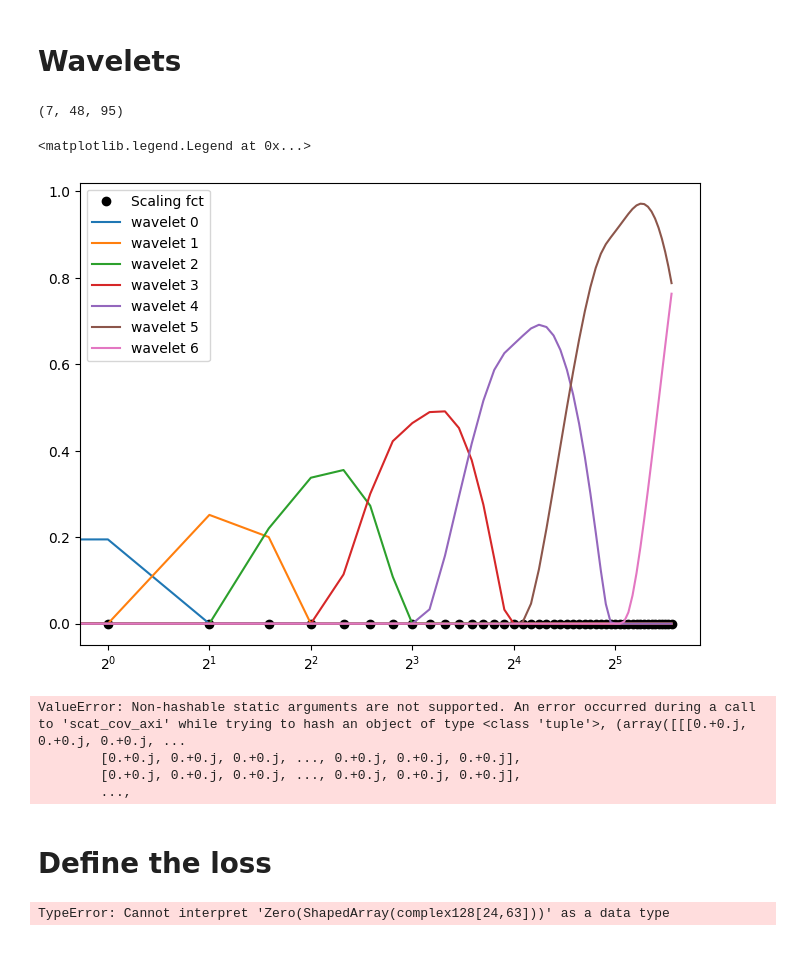
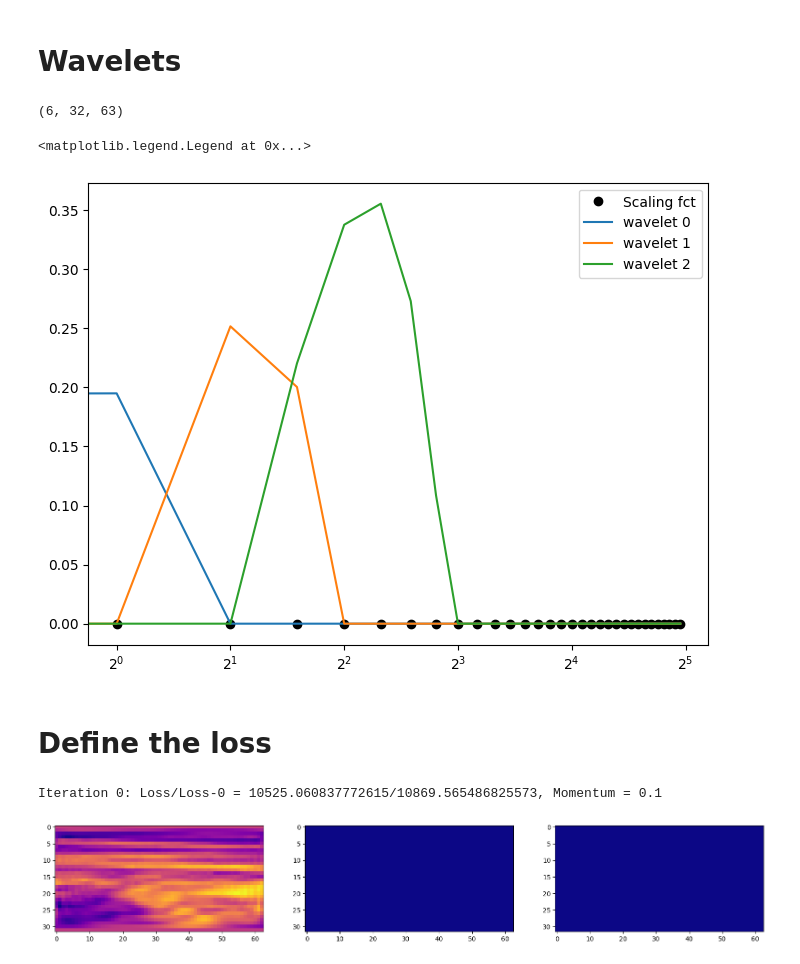
Before and after one commit to mousset/scatcovJAX, a Jupyter notebook: Notebooks/Run_synthesis.ipynb, the cells around one changed output. Cells and saved outputs as stored; diff of their text form; code cells hidden in the pictures.

```diff
--- a/Notebooks/Run_synthesis.ipynb
+++ b/Notebooks/Run_synthesis.ipynb
@@ -30,8 +31,8 @@ gpu
 sampling = "mw"
 multiresolution = True
 reality = True
-nside = 16
-L = 3 * nside
+nside = None
+L = 32
 N = 1
 J_min = 0
 # %% [markdown]
@@ -85,28 +76,20 @@ plt.imshow(np.real(Ilm))
 # %%
 filters = filters_directional_vectorised(L, N, J_min)
 print(filters[0].shape)
 
 plt.figure(figsize=(8, 6))
 plt.plot(filters[1], 'ko', label='Scaling fct')
-for j in range(7):
+for j in range(3):
     plt.plot(np.real(filters[0])[j, :, L-1], label=f'wavelet {j}')
 plt.xscale('log', base=2)
 plt.legend()
 # %% [output]
-(7, 48, 95)
+(6, 32, 63)
 <matplotlib.legend.Legend at 0x...>
-[figure, old version]
+[figure, new version]
 # %%
 # Compute the coeff of the target
-tmean, tvar, tS1, tP00, tC01, tC11 = scat_cov_axi(
-    Ilm, L, N, J_min, sampling, reality, multiresolution, filters)
-#
-# tS1 = np.array(tS1)
-tP00 = jnp.array(tP00)
+mean, var, S1, P00, C01, C11 = scat_cov_axi(Ilm[:,L-1:], L, N, J_min, sampling, reality, multiresolution, filters=filters)
+# mean, var, S1, P00, C01, C11 = scat_cov_axi(Ilm, L, N, J_min, sampling, reality, multiresolution, filters=filters)
-# %% [output]
-ValueError: Non-hashable static arguments are not supported. An error occurred during a call to 'scat_cov_axi' while trying to hash an object of type <class 'tuple'>, (array([[[0.+0.j, 0.+0.j, 0.+0.j, ...
-        [0.+0.j, 0.+0.j, 0.+0.j, ..., 0.+0.j, 0.+0.j, 0.+0.j],
-        [0.+0.j, 0.+0.j, 0.+0.j, ..., 0.+0.j, 0.+0.j, 0.+0.j],
-        ...,
 # %% [markdown]
 # Define the loss
@@ -127,10 +95,0 @@ def loss_function_alm(Ilm):
-# %%
-from jax import grad, jit
-grad_loss = jit(grad(loss_function_alm))
-
-flm = np.random.randn(L,2*L-1)
-iterations = 10
-for i in range(iterations):
-    flm -= np.conj(grad_loss(flm))
-# %% [output]
-TypeError: Cannot interpret 'Zero(ShapedArray(complex128[24,63]))' as a data type
@@ -136,0 +130,38 @@ TypeError: Cannot interpret 'Zero(ShapedArray(complex128[24,63]))' as a data typ
+# %%
+iterations = 10
+momentum = 0.1
+for i in range(iterations):
+    flm -= momentum*np.conj(grad_func(flm))
+    if i % 10 == 0:
+        print(f"Iteration {i}: Loss/Loss-0 = {func(flm)}/{loss_0}, Momentum = {momentum}")
+# %% [output]
+Iteration 0: Loss/Loss-0 = 10525.060837772615/10869.565486825573, Momentum = 0.1
+# %%
+from matplotlib import pyplot as plt
+
+if reality:
+    # Create and store signs
+    msigns = (-1)**jnp.arange(1,L)
+
+    # Reflect and apply hermitian symmetry
+    flm_full_end = jnp.zeros((L, 2*L-1), dtype=jnp.complex128)
+    flm_full_end = flm_full_end.at[:,L-1:].set(flm)
+    flm_full_end = flm_full_end.at[:, : L - 1].set(jnp.flip(jnp.conj(flm_full_end[:, L:])*msigns, axis=-1))
+
+    # Reflect and apply hermitian symmetry
+    flm_full_start = jnp.zeros((L, 2*L-1), dtype=jnp.complex128)
+    flm_full_start = flm_full_start.at[:,L-1:].set(flm_start)
+    flm_full_start = flm_full_start.at[:, : L - 1].set(jnp.flip(jnp.conj(flm_full_start[:, L:])*msigns, axis=-1))
+
+I = s2fft.inverse_jax(Ilm, L, reality=reality)
+f_start = s2fft.inverse_jax(flm_full_start, L, reality=reality)
+f_end = s2fft.inverse_jax(flm_full_end, L, reality=reality)
+
+mx, mn = np.nanmax(I), np.nanmin(I)
+fig, (ax1,ax2, ax3) = plt.subplots(1,3, figsize=(20,10))
+ax1.imshow(I, vmax=mx, vmin=mn, cmap='plasma')
+ax2.imshow(f_start, vmax=mx, vmin=mn, cmap='plasma')
+ax3.imshow(f_end, vmax=mx, vmin=mn, cmap='plasma')
+plt.show()
+# %% [output]
+[figure, added]
```
Also changed, not shown: parts of 8 cells of this notebook.
